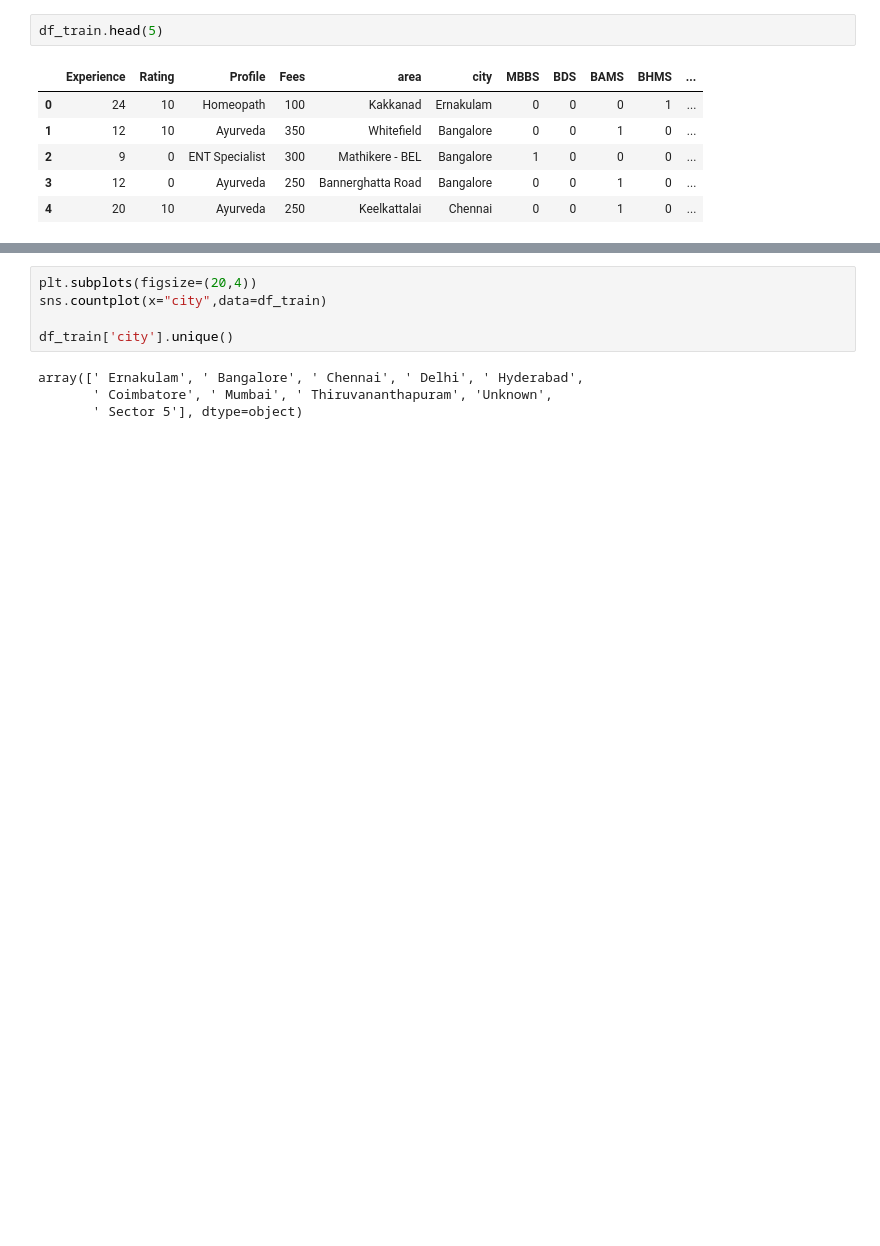
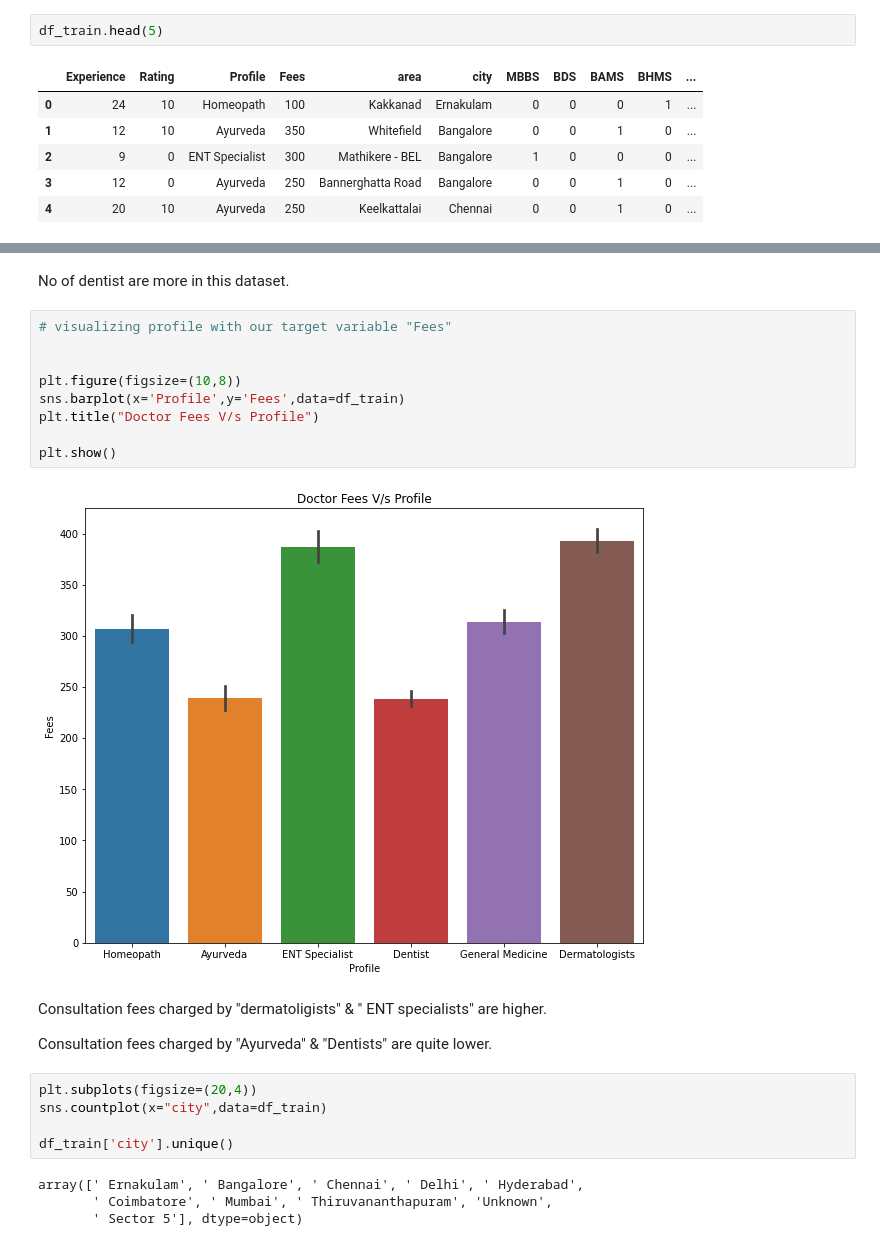
Before and after one commit to riturani2403/Data-Trained-practice-projects, a Jupyter notebook: Doctor_Fees_Predictions.ipynb, the cells around one changed output, grey strips where cells are left out. Saved outputs shown, nothing was run; the diff lists cells and outputs as text; blank space fills up the shorter version.

```diff
--- a/Doctor_Fees_Predictions.ipynb
+++ b/Doctor_Fees_Predictions.ipynb
@@ -358,3 +445,20 @@ df_train.head(5)
+# %% [markdown]
+ No of dentist are more in this dataset.
+# %%
+# visualizing profile with our target variable "Fees"
+
+
+plt.figure(figsize=(10,8))
+sns.barplot(x='Profile',y='Fees',data=df_train)
+plt.title("Doctor Fees V/s Profile")
+
+plt.show()
+# %% [output]
+[figure, added]
+# %% [markdown]
+Consultation fees charged by "dermatoligists" & " ENT specialists" are higher.
+
+Consultation fees charged by "Ayurveda" & "Dentists" are quite lower.
 # %%
 plt.subplots(figsize=(20,4))
 sns.countplot(x="city",data=df_train)
```
Also changed, not shown: parts of 44 cells of this notebook.
